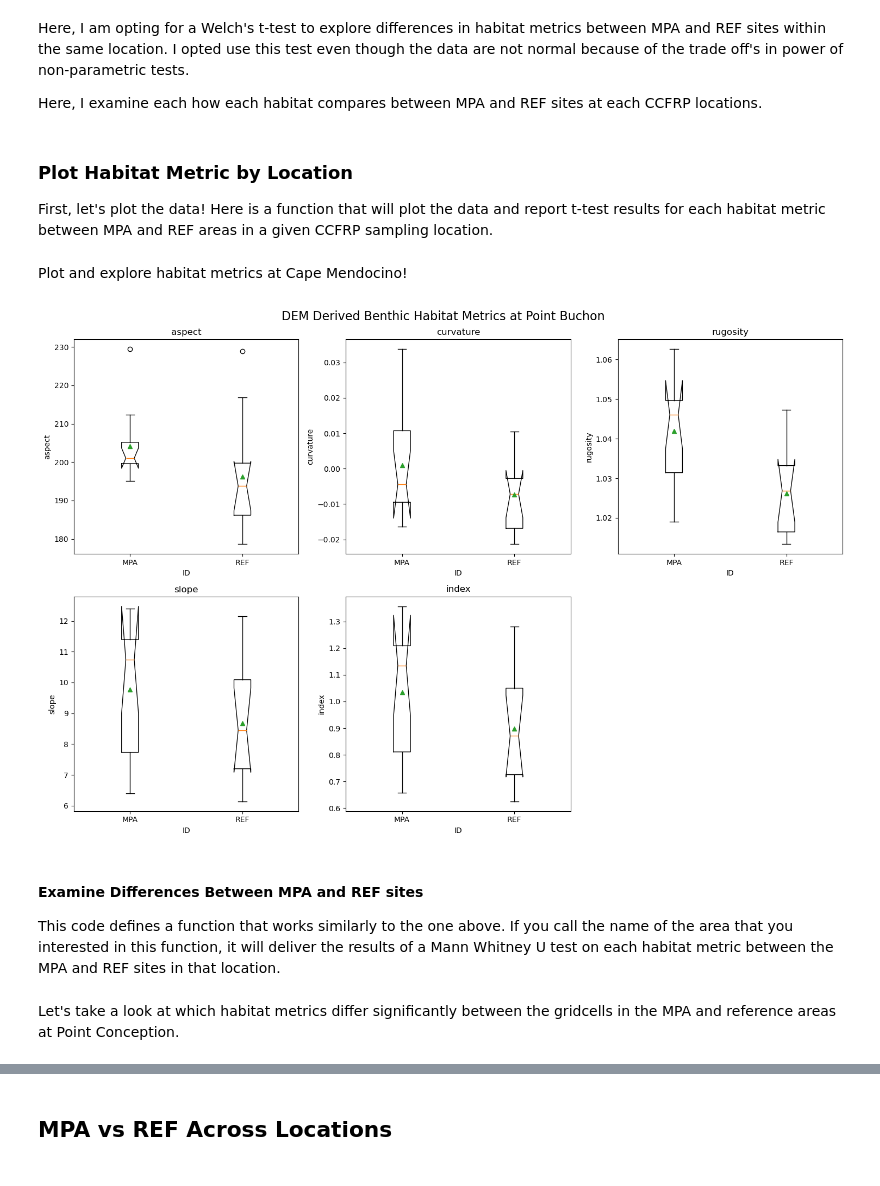
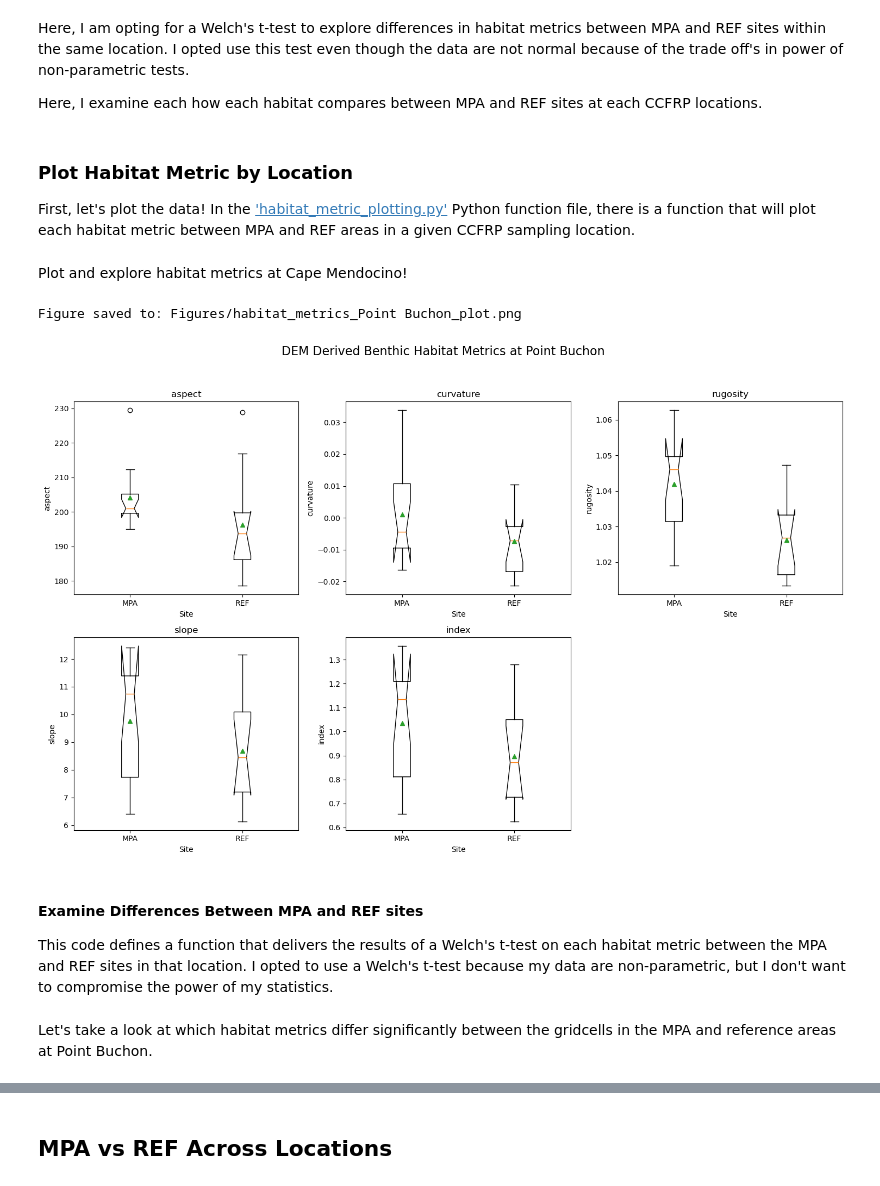
Before and after one commit to daleycarolinec/ms263, a Jupyter notebook: Analyzing Differences in Habitat Metrics.ipynb, the cells around one changed output, grey strips where cells are left out. Drawn from its saved outputs; the diff is of its cells as text; code cells hidden in the pictures.

```diff
--- a/Analyzing Differences in Habitat Metrics.ipynb
+++ b/Analyzing Differences in Habitat Metrics.ipynb
@@ -18,10 +22,10 @@ import seaborn as sns
 # %% [markdown]
 Import the habitat metrics dataset that you generated in the 'Zonal Statistics with CCFRP Gridcells' notebook as a .csv file. Remove columns and rows of habitat metrics that are populated by NaN values.
 # %%
-df = pd.read_csv('/Users/carolinedaley/Documents/MLML/MS263/Project/ms263-main 2/habitat_metrics_summary.csv')
+df = pd.read_csv('habitat_metrics_summary.csv')
 
 # Remove rows where habitat metrics are Nan
-habitat_metrics = ['aspect', 'curvature', 'rugosity', 'slope', 'index']
+habitat_metrics = ['slope', 'aspect', 'curvature', 'index', 'rugosity']
 df_cleaned = df.dropna(subset=habitat_metrics, how='all')
 
 # Remove columns that have no data
@@ -101,4 +91,4 @@ Here, I examine each how each habitat compares between MPA and REF sites at each
 ### Plot Habitat Metric by Location
 
 
-First, let's plot the data! Here is a function that will plot the data and report t-test results for each habitat metric between MPA and REF areas in a given CCFRP sampling location.
+First, let's plot the data! In the ['habitat_metric_plotting.py'](http://localhost:8888/lab/tree/Project/ms263-main%202/habitat_metric_plotting.py) Python function file, there is a function that will plot each habitat metric between MPA and REF areas in a given CCFRP sampling location.
@@ -149,13 +95,15 @@ def plot_site_metrics(df, location, alpha=0.05):
 # %% [markdown]
 Plot and explore habitat metrics at Cape Mendocino!
 # %%
-plot_site_metrics(df_cleaned, 'Point Buchon')
+from habitat_metric_plotting import plot_site_metrics
+plot_site_metrics(df_cleaned, 'Point Buchon', 'Figures')
 # %% [output]
+Figure saved to: Figures/habitat_metrics_Point Buchon_plot.png
-[figure, old version]
+[figure, new version]
 # %% [markdown]
 #### Examine Differences Between MPA and REF sites
 
-This code defines a function that works similarly to the one above. If you call the name of the area that you interested in this function, it will deliver the results of a Mann Whitney U test on each habitat metric between the MPA and REF sites in that location.
+This code defines a function that delivers the results of a Welch's t-test on each habitat metric between the MPA and REF sites in that location. I opted to use a Welch's t-test because my data are non-parametric, but I don't want to compromise the power of my statistics.
 # %%
 def site_ttest(location):
     location_data = df_cleaned[df_cleaned['Location'] == location]
@@ -172,6 +120,6 @@ def site_ttest(location):
 
         print(f" t = {stat:.3f}, p = {p:.4f}")
 # %% [markdown]
-Let's take a look at which habitat metrics differ significantly between the gridcells in the MPA and reference areas at Point Conception.
+Let's take a look at which habitat metrics differ significantly between the gridcells in the MPA and reference areas at Point Buchon.
 # %%
 site_ttest('Point Buchon')
```
Also changed, not shown: parts of 19 cells of this notebook, 4 other files.
